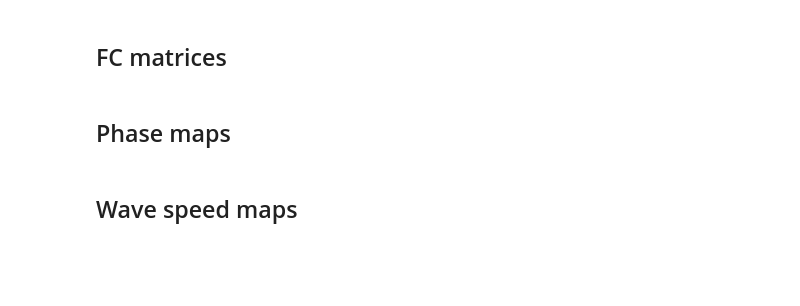
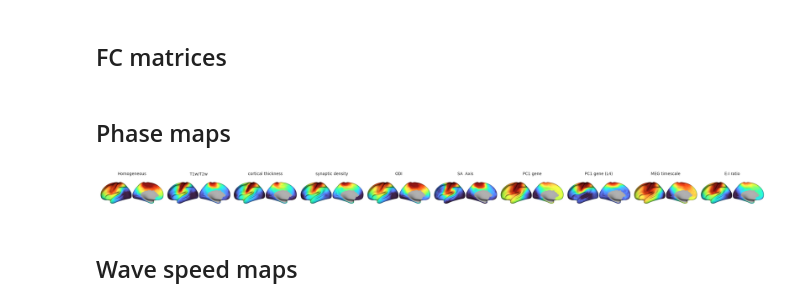
Before and after one commit to VictorBarnes/HeteroModes, a Jupyter notebook: scripts/model_rs/model_rs_crossval_results.ipynb, the cells around one changed output. Cells and saved outputs as stored; diff of their text form; code cells hidden in the pictures; blank space fills up the shorter version.

```diff
--- a/scripts/model_rs/model_rs_crossval_results.ipynb
+++ b/scripts/model_rs/model_rs_crossval_results.ipynb
@@ -110,7 +118,7 @@ file = f"{PROJ_DIR}/results/model_rs/crossval/id-{id}/None_results.hdf5"
 with h5py.File(file, 'r') as f:
     edge_fc_hom.append(np.mean(np.array(f['edge_fc_test'][:]).flatten()))
     node_fc_hom.append(np.mean(np.array(f['node_fc_test'][:]).flatten()))
-    phase_hom.append(np.mean(np.array(f['phase_delay_test'][:]).flatten()))
+    phase_hom.append(np.mean(np.array(f['phase_test'][:]).flatten()))
 # %%
 edge_fc_land, node_fc_land, phase_land = [], [], []
 best_alpha = []
@@ -123,7 +131,7 @@ for i, hmap_label in enumerate(hmap_labels[1:]):
     with h5py.File(file, 'r') as f:
         edge_fc_land.append(np.mean(f['edge_fc_train'][:], axis=0))
         node_fc_land.append(np.mean(f['node_fc_train'][:], axis=0))
-        phase_land.append(np.mean(f['phase_delay_train'][:], axis=0))
+        phase_land.append(np.mean(f['phase_train'][:], axis=0))
 
         best_alpha.append(np.mean(f['best_combs'], axis=0)[0])
 
@@ -189,13 +199,13 @@ from heteromodes.plotting import plot_brain
 den = "4k"
 fslr = fetch_atlas("fslr", den)
 surf = fslr["inflated"][0]
-medmask = nib.load(fslr["medial"][0]).darrays[0].data.astype(bool)
-print(np.sum(medmask))
+medmask = h5py.File(f"{PROJ_DIR}/results/model_rs/crossval/id-{id}/None_results.hdf5", 'r')['medmask'][:]
 # %%
-phase_maps = np.array(phase_maps).T
-fig = plot_brain(surf, phase_maps, labels=hmap_labels_plotting, clim_q=[5, 95], cbar=True,
-                 cbar_kws=dict(fontsize=25))
+fig = plot_brain(surf, unmask(np.array(phase_maps).T, medmask), labels=hmap_labels_plotting, clim_q=[5, 95], cbar=False,
+                 cbar_kws=dict(fontsize=25), cmap="turbo")
 plt.show()
+# %% [output]
+[figure, added]
 # %% [markdown]
 ## Wave speed maps
 # %%
```
Also changed, not shown: parts of 6 cells of this notebook.
